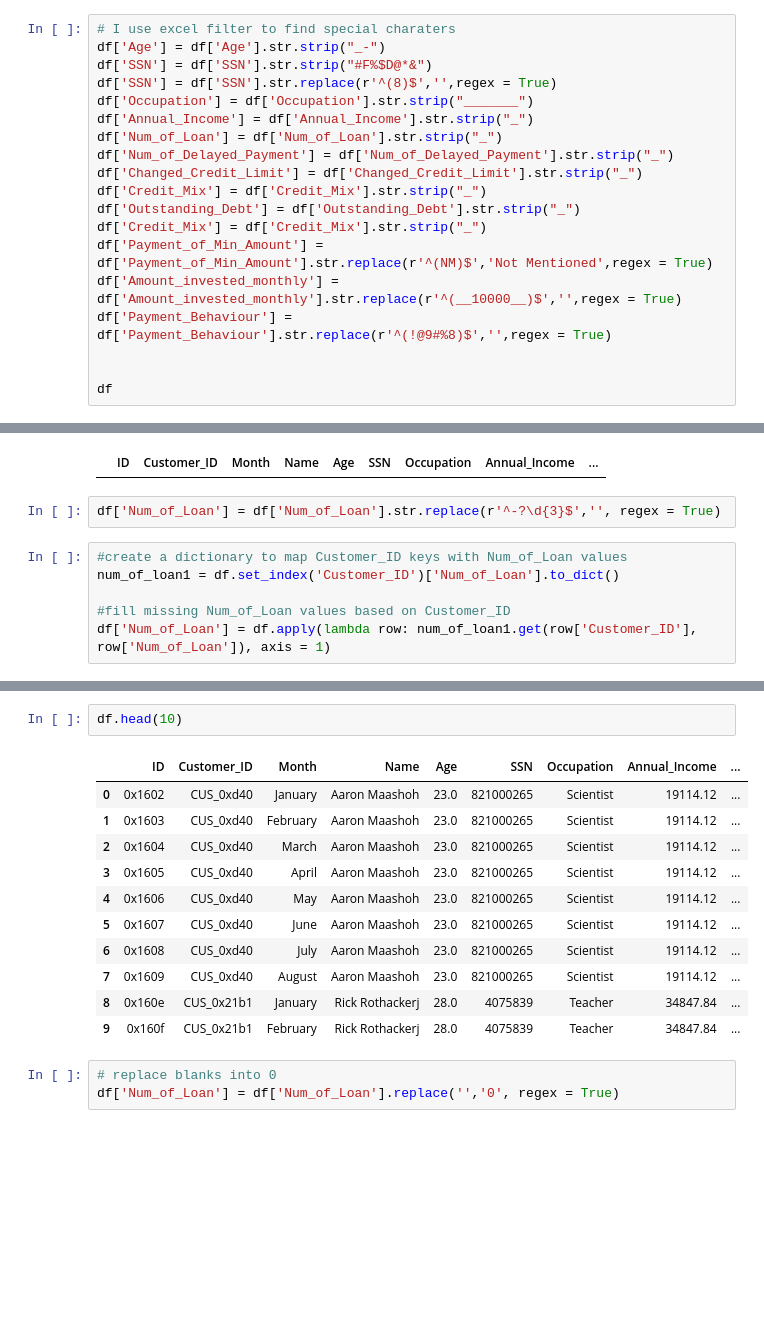
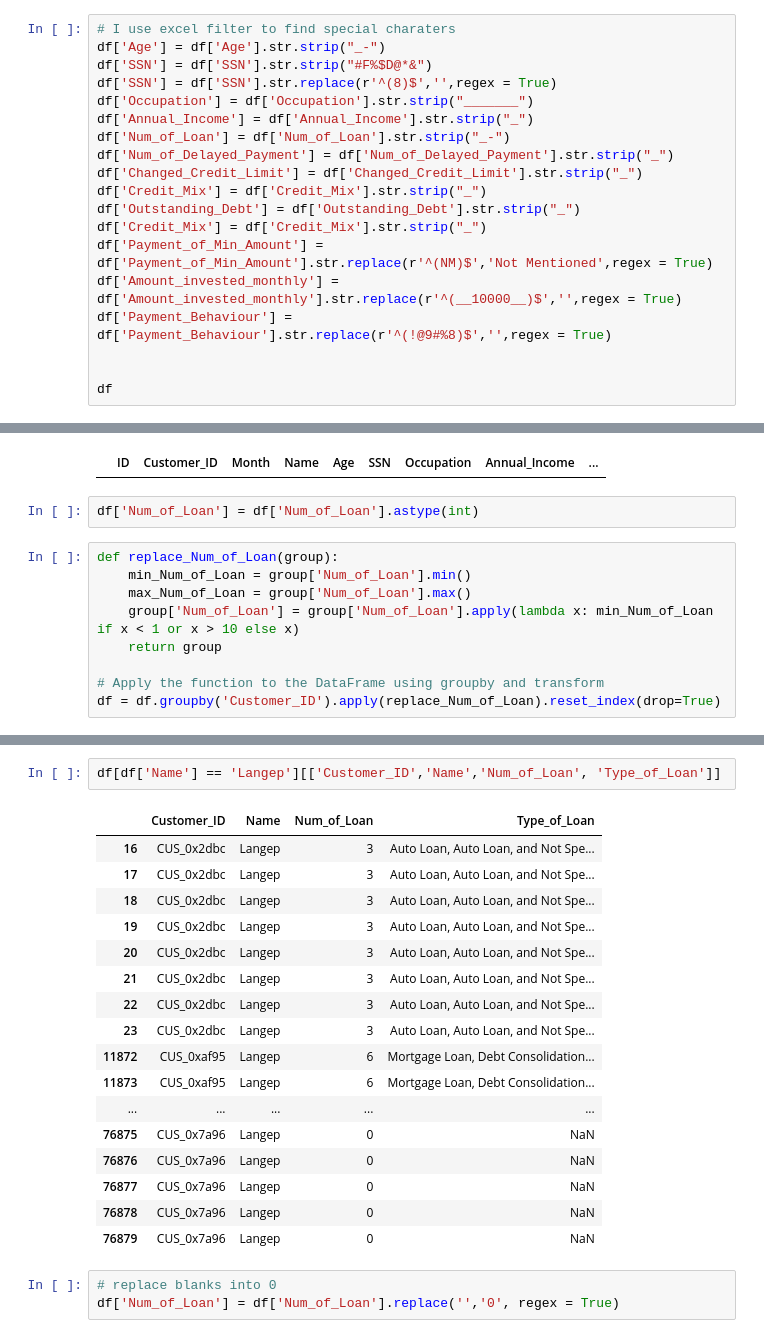
Before and after one commit to dnamisstriving/PortfolioProjects, a Jupyter notebook: Data Cleaning & Insights (actual project).ipynb, the cells around one changed output, grey strips where cells are left out. Drawn from its saved outputs; the diff is of its cells as text; blank space fills up the shorter version.

```diff
--- a/Data Cleaning & Insights (actual project).ipynb
+++ b/Data Cleaning & Insights (actual project).ipynb
@@ -93,7 +93,7 @@ df['SSN'] = df['SSN'].str.strip("#F%$D@*&")
 df['SSN'] = df['SSN'].str.replace(r'^(8)$','',regex = True)
 df['Occupation'] = df['Occupation'].str.strip("_______")
 df['Annual_Income'] = df['Annual_Income'].str.strip("_")
-df['Num_of_Loan'] = df['Num_of_Loan'].str.strip("_")
+df['Num_of_Loan'] = df['Num_of_Loan'].str.strip("_-")
 df['Num_of_Delayed_Payment'] = df['Num_of_Delayed_Payment'].str.strip("_")
 df['Changed_Credit_Limit'] = df['Changed_Credit_Limit'].str.strip("_")
 df['Credit_Mix'] = df['Credit_Mix'].str.strip("_")
@@ -641,11 +641,14 @@ df[df['Name'] == 'Langep'][['Customer_ID','Name','Num_of_Loan', 'Type_of_Loan']]
 df[df['Num_of_Loan'].isnull()]
 # %% [output]
 |  | ID | Customer_ID | Month | Name | Age | SSN | Occupation | Annual_Income | ... |
-# %%
-df['Num_of_Loan'] = df['Num_of_Loan'].str.replace(r'^-?\d{3}$','', regex = True)
+# %%
+df['Num_of_Loan'] = df['Num_of_Loan'].astype(int)
 # %%
-#create a dictionary to map Customer_ID keys with Num_of_Loan values
-num_of_loan1 = df.set_index('Customer_ID')['Num_of_Loan'].to_dict()
+def replace_Num_of_Loan(group):
+    min_Num_of_Loan = group['Num_of_Loan'].min()
+    max_Num_of_Loan = group['Num_of_Loan'].max()
+    group['Num_of_Loan'] = group['Num_of_Loan'].apply(lambda x: min_Num_of_Loan if x < 1 or x > 10 else x)
+    return group
 
-#fill missing Num_of_Loan values based on Customer_ID
-df['Num_of_Loan'] = df.apply(lambda row: num_of_loan1.get(row['Customer_ID'], row['Num_of_Loan']), axis = 1)
+# Apply the function to the DataFrame using groupby and transform
+df = df.groupby('Customer_ID').apply(replace_Num_of_Loan).reset_index(drop=True)
@@ -652,17 +664,23 @@ df['Num_of_Loan'] = df.apply(lambda row: num_of_loan1.get(row['Customer_ID'], ro
 # %%
-df.head(10)
+df[df['Name'] == 'Langep'][['Customer_ID','Name','Num_of_Loan', 'Type_of_Loan']]
 # %% [output]
-|  | ID | Customer_ID | Month | Name | Age | SSN | Occupation | Annual_Income | ... |
-| 0 | 0x1602 | CUS_0xd40 | January | Aaron Maashoh | 23.0 | 821000265 | Scientist | 19114.12 | ... |
-| 1 | 0x1603 | CUS_0xd40 | February | Aaron Maashoh | 23.0 | 821000265 | Scientist | 19114.12 | ... |
-| 2 | 0x1604 | CUS_0xd40 | March | Aaron Maashoh | 23.0 | 821000265 | Scientist | 19114.12 | ... |
-| 3 | 0x1605 | CUS_0xd40 | April | Aaron Maashoh | 23.0 | 821000265 | Scientist | 19114.12 | ... |
-| 4 | 0x1606 | CUS_0xd40 | May | Aaron Maashoh | 23.0 | 821000265 | Scientist | 19114.12 | ... |
-| 5 | 0x1607 | CUS_0xd40 | June | Aaron Maashoh | 23.0 | 821000265 | Scientist | 19114.12 | ... |
-| 6 | 0x1608 | CUS_0xd40 | July | Aaron Maashoh | 23.0 | 821000265 | Scientist | 19114.12 | ... |
-| 7 | 0x1609 | CUS_0xd40 | August | Aaron Maashoh | 23.0 | 821000265 | Scientist | 19114.12 | ... |
-| 8 | 0x160e | CUS_0x21b1 | January | Rick Rothackerj | 28.0 | 4075839 | Teacher | 34847.84 | ... |
-| 9 | 0x160f | CUS_0x21b1 | February | Rick Rothackerj | 28.0 | 4075839 | Teacher | 34847.84 | ... |
+|  | Customer_ID | Name | Num_of_Loan | Type_of_Loan |
+| 16 | CUS_0x2dbc | Langep | 3 | Auto Loan, Auto Loan, and Not Spe... |
+| 17 | CUS_0x2dbc | Langep | 3 | Auto Loan, Auto Loan, and Not Spe... |
+| 18 | CUS_0x2dbc | Langep | 3 | Auto Loan, Auto Loan, and Not Spe... |
+| 19 | CUS_0x2dbc | Langep | 3 | Auto Loan, Auto Loan, and Not Spe... |
+| 20 | CUS_0x2dbc | Langep | 3 | Auto Loan, Auto Loan, and Not Spe... |
+| 21 | CUS_0x2dbc | Langep | 3 | Auto Loan, Auto Loan, and Not Spe... |
+| 22 | CUS_0x2dbc | Langep | 3 | Auto Loan, Auto Loan, and Not Spe... |
+| 23 | CUS_0x2dbc | Langep | 3 | Auto Loan, Auto Loan, and Not Spe... |
+| 11872 | CUS_0xaf95 | Langep | 6 | Mortgage Loan, Debt Consolidation... |
+| 11873 | CUS_0xaf95 | Langep | 6 | Mortgage Loan, Debt Consolidation... |
+| ... | ... | ... | ... | ... |
+| 76875 | CUS_0x7a96 | Langep | 0 | NaN |
+| 76876 | CUS_0x7a96 | Langep | 0 | NaN |
+| 76877 | CUS_0x7a96 | Langep | 0 | NaN |
+| 76878 | CUS_0x7a96 | Langep | 0 | NaN |
+| 76879 | CUS_0x7a96 | Langep | 0 | NaN |
 # %%
 # replace blanks into 0
 df['Num_of_Loan'] = df['Num_of_Loan'].replace('','0', regex = True)
```
Also changed, not shown: parts of 33 cells of this notebook.
